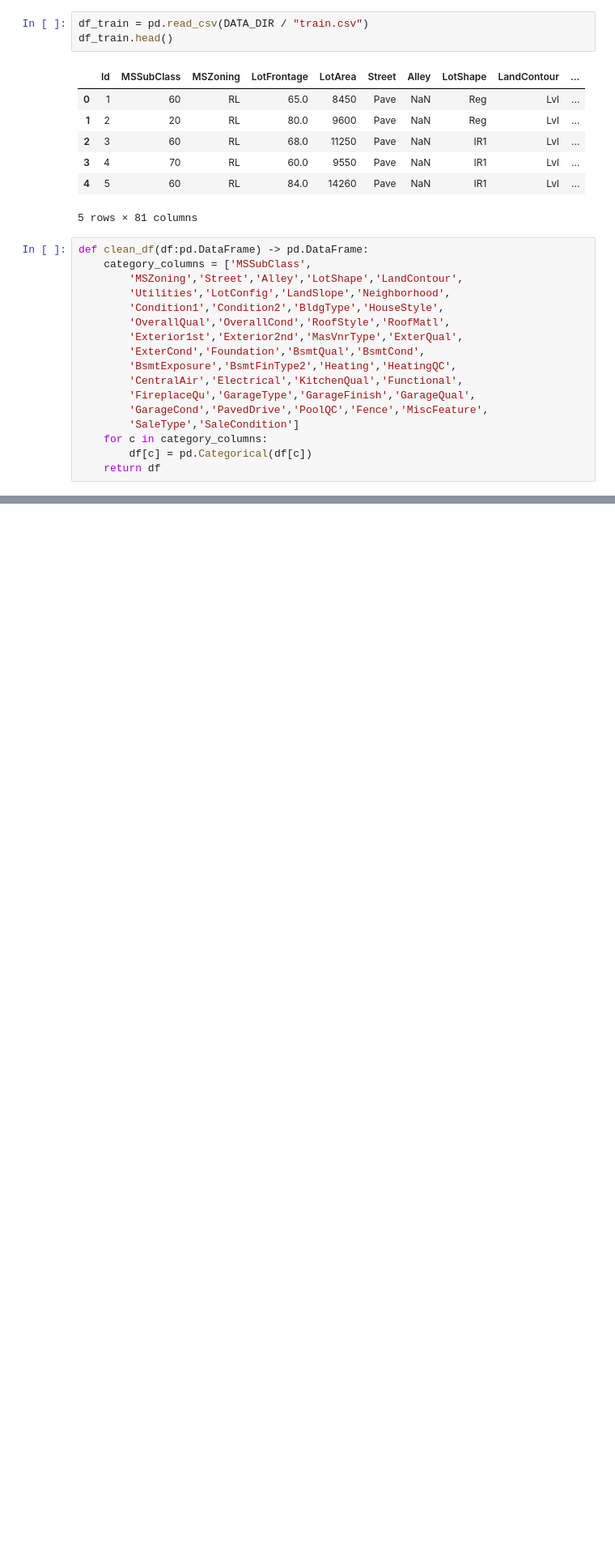
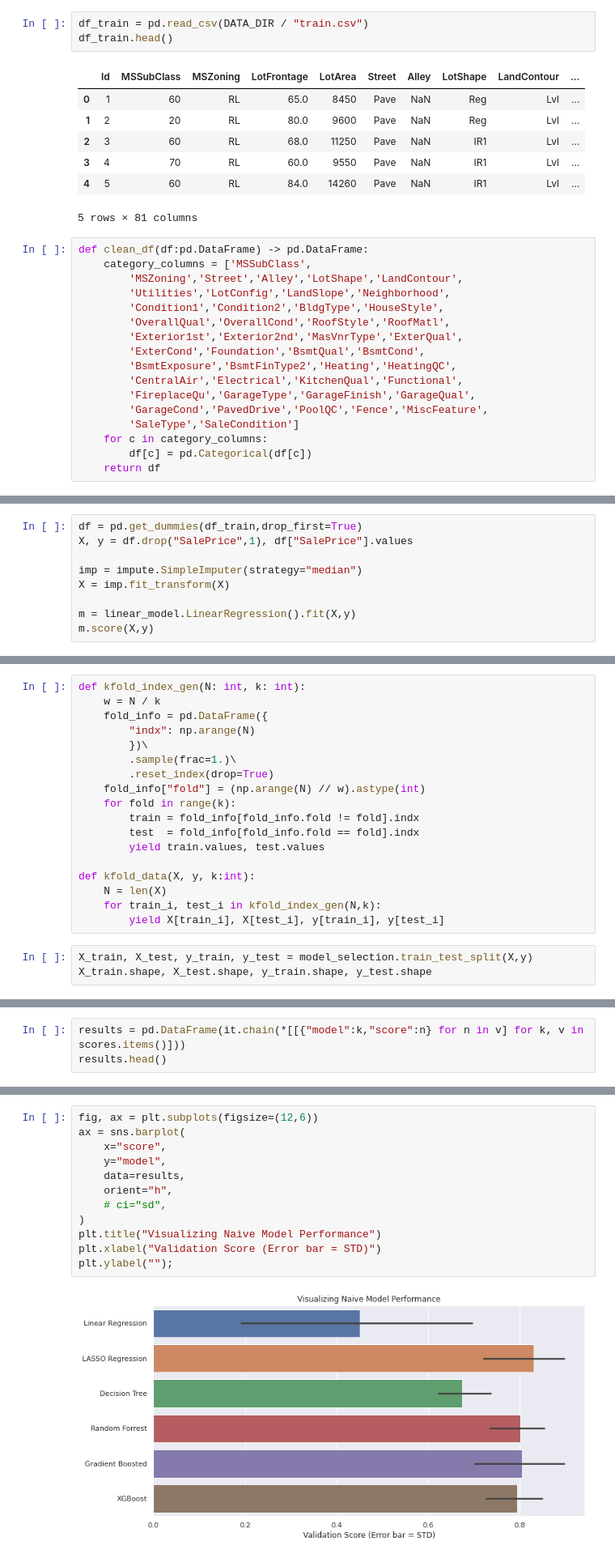
Before and after one commit to a-poor/kaggle-house-prices, a Jupyter notebook: notebooks/apoor-house-prices.ipynb, the cells around one changed output, grey strips where cells are left out. Shown at 81% size. Cells and saved outputs as stored; diff of their text form; blank space fills up the shorter version.

```diff
--- a/notebooks/apoor-house-prices.ipynb
+++ b/notebooks/apoor-house-prices.ipynb
@@ -62,0 +152,9 @@ df_train.sample(10)
+# %%
+df = pd.get_dummies(df_train,drop_first=True)
+X, y = df.drop("SalePrice",1), df["SalePrice"].values
+
+imp = impute.SimpleImputer(strategy="median")
+X = imp.fit_transform(X)
+
+m = linear_model.LinearRegression().fit(X,y)
+m.score(X,y)
@@ -62,0 +163,21 @@ df_train.sample(10)
+# %%
+def kfold_index_gen(N: int, k: int):
+    w = N / k
+    fold_info = pd.DataFrame({
+        "indx": np.arange(N)
+        })\
+        .sample(frac=1.)\
+        .reset_index(drop=True)
+    fold_info["fold"] = (np.arange(N) // w).astype(int)
+    for fold in range(k):
+        train = fold_info[fold_info.fold != fold].indx
+        test  = fold_info[fold_info.fold == fold].indx
+        yield train.values, test.values
+
+def kfold_data(X, y, k:int):
+    N = len(X)
+    for train_i, test_i in kfold_index_gen(N,k):
+        yield X[train_i], X[test_i], y[train_i], y[test_i]
+# %%
+X_train, X_test, y_train, y_test = model_selection.train_test_split(X,y)
+X_train.shape, X_test.shape, y_train.shape, y_test.shape
@@ -62,0 +241,3 @@ df_train.sample(10)
+# %%
+results = pd.DataFrame(it.chain(*[[{"model":k,"score":n} for n in v] for k, v in scores.items()]))
+results.head()
@@ -62,0 +251,14 @@ df_train.sample(10)
+# %%
+fig, ax = plt.subplots(figsize=(12,6))
+ax = sns.barplot(
+    x="score",
+    y="model",
+    data=results,
+    orient="h",
+    # ci="sd",
+)
+plt.title("Visualizing Naive Model Performance")
+plt.xlabel("Validation Score (Error bar = STD)")
+plt.ylabel("");
+# %% [output]
+[figure, added]
```
Also changed, not shown: parts of 25 cells of this notebook, 1 other file.
